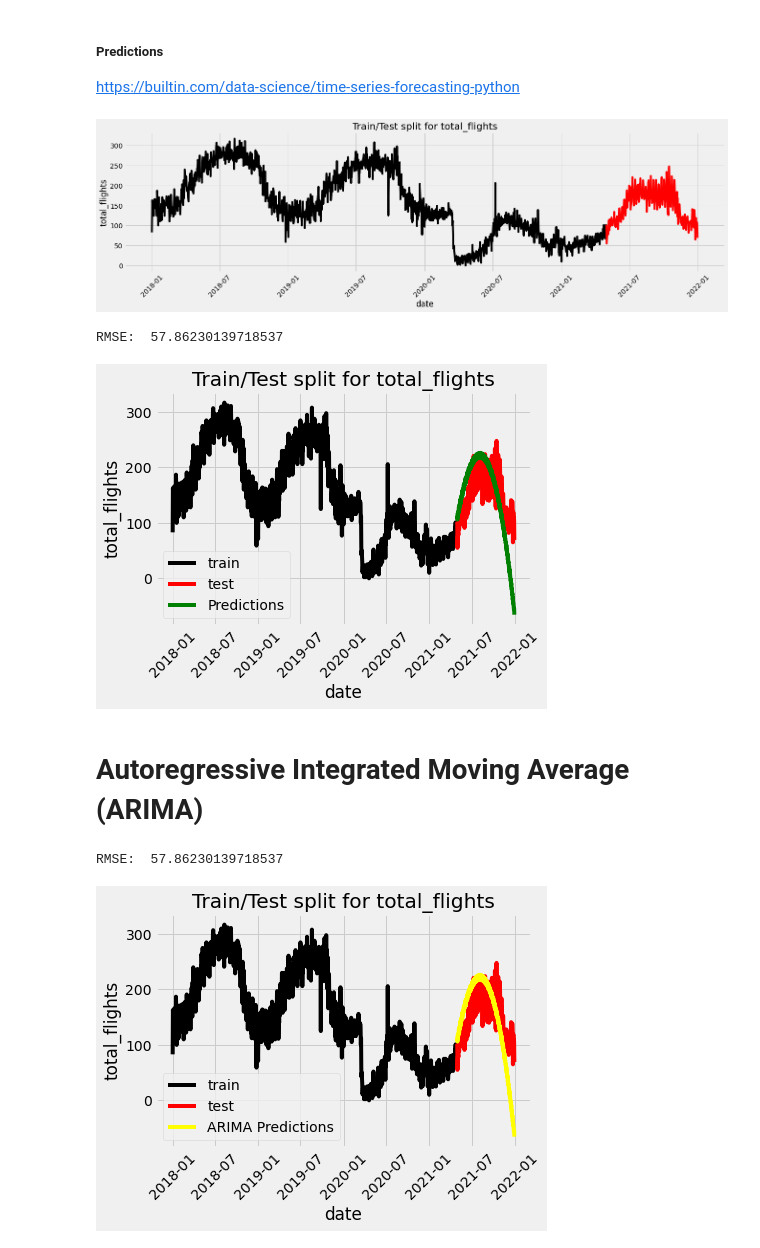
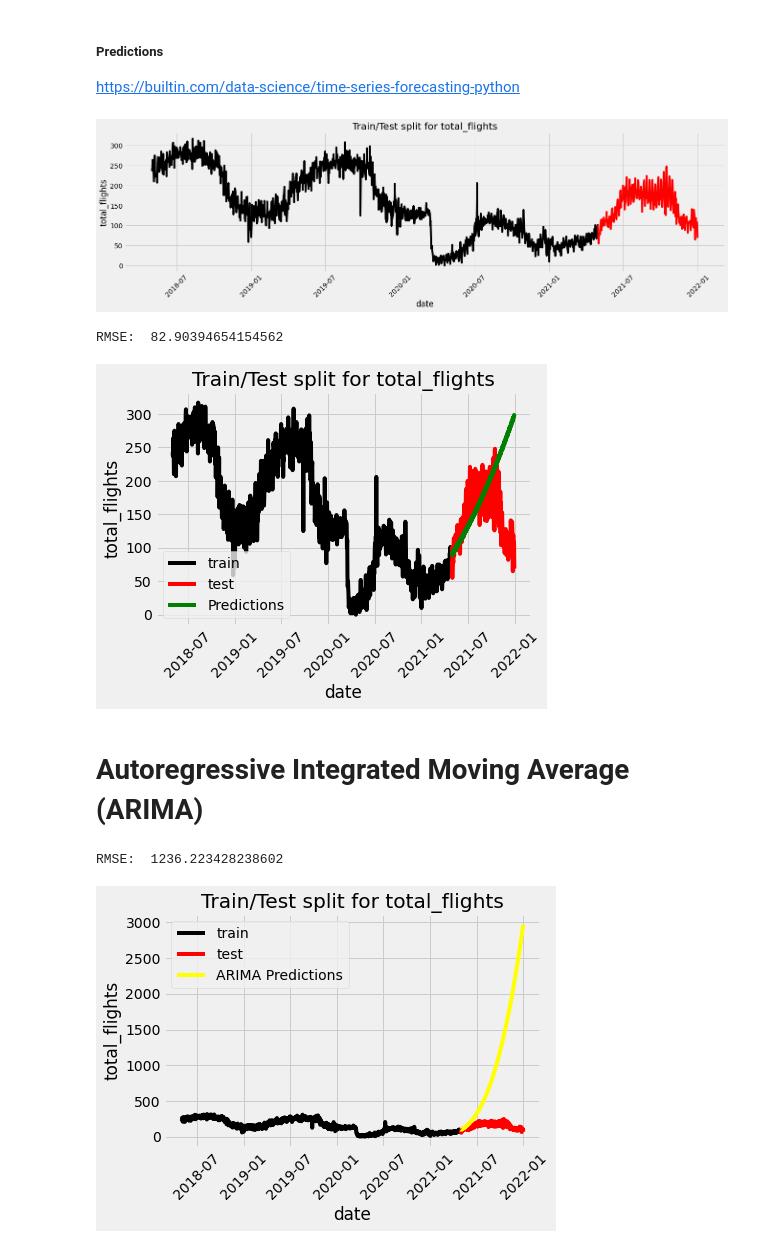
Before and after one commit to georgioschr/The-Air-Traffic-and-the-Air-Pollution, a Jupyter notebook: notebook/data_analysis.ipynb, the cells around one changed output. Cells and saved outputs as stored; diff of their text form; code cells hidden in the pictures.

```diff
--- a/notebook/data_analysis.ipynb
+++ b/notebook/data_analysis.ipynb
@@ -525,6 +523,7 @@ plot_trend(df_plt,plt_col,"Quarter","Value","Polution vs Number of Flight per Mo
 https://builtin.com/data-science/time-series-forecasting-python
 # %%
 train = df_quality_traffic[(df_quality_traffic.airport=='Larnaka') \
+                           &(df_quality_traffic.date > pd.to_datetime("2018-05-01", format='%Y-%m-%d')) \
                            &(df_quality_traffic.date < pd.to_datetime("2021-05-01", format='%Y-%m-%d'))] \
                             .set_index('date')
 test = df_quality_traffic[(df_quality_traffic.airport=='Larnaka') \
@@ -543,37 +542,37 @@ plt.xticks(rotation=45)
 plt.title("Train/Test split for total_flights")
 plt.show()
 # %% [output]
-[figure, old version]
+[figure, new version]
 # %%
 from statsmodels.tsa.statespace.sarimax import SARIMAX
 #We can also evaluate the performance using the root mean-squared error:
 import numpy as np
 from sklearn.metrics import mean_squared_error
 
 y = train['total_flights']
-ARMAmodel = SARIMAX(y, order = (3, 4, 6))
+ARMAmodel = SARIMAX(y, order = (2, 3, 8))
 ARMAmodel = ARMAmodel.fit()
 
 y_pred = ARMAmodel.get_forecast(len(test.index))
 y_pred_df = y_pred.conf_int(alpha = 0.05)
 y_pred_df["Predictions"] = ARMAmodel.predict(start = y_pred_df.index[0], end = y_pred_df.index[-1])
 y_pred_df.index = test.index
 y_pred_out = y_pred_df["Predictions"]
 
 plt.plot(train['total_flights'], color = "black", label = 'train')
 plt.plot(test['total_flights'], color = "red", label = 'test')
 plt.plot(y_pred_out, color='green', label = 'Predictions')
 plt.ylabel('total_flights')
 plt.xlabel('date')
 plt.xticks(rotation=45)
 plt.title("Train/Test split for total_flights")
 plt.legend()
 
 arma_rmse = np.sqrt(mean_squared_error(test["total_flights"].values, y_pred_df["Predictions"]))
 print("RMSE: ",arma_rmse)
 # %% [output]
-RMSE:  57.86230139718537
+RMSE:  82.90394654154562
-[figure, old version]
+[figure, new version]
 # %% [markdown]
 # Autoregressive Integrated Moving Average (ARIMA)
 # %%
@@ -583,7 +582,7 @@ from sklearn.metrics import mean_squared_error
 # %%
 y = train['total_flights']
 
-ARIMAmodel = ARIMA(y, order = (3, 4, 6))
+ARIMAmodel = ARIMA(y, order = (3, 4, 7))
 ARIMAmodel = ARIMAmodel.fit()
 
 y_pred = ARIMAmodel.get_forecast(len(test.index))
@@ -604,5 +603,5 @@ plt.legend()
 arma_rmse = np.sqrt(mean_squared_error(test["total_flights"].values, y_pred_df["Predictions"]))
 print("RMSE: ",arma_rmse)
 # %% [output]
-RMSE:  57.86230139718537
+RMSE:  1236.223428238602
-[figure, old version]
+[figure, new version]
```
Also changed, not shown: parts of 29 cells of this notebook, 3 other files.
